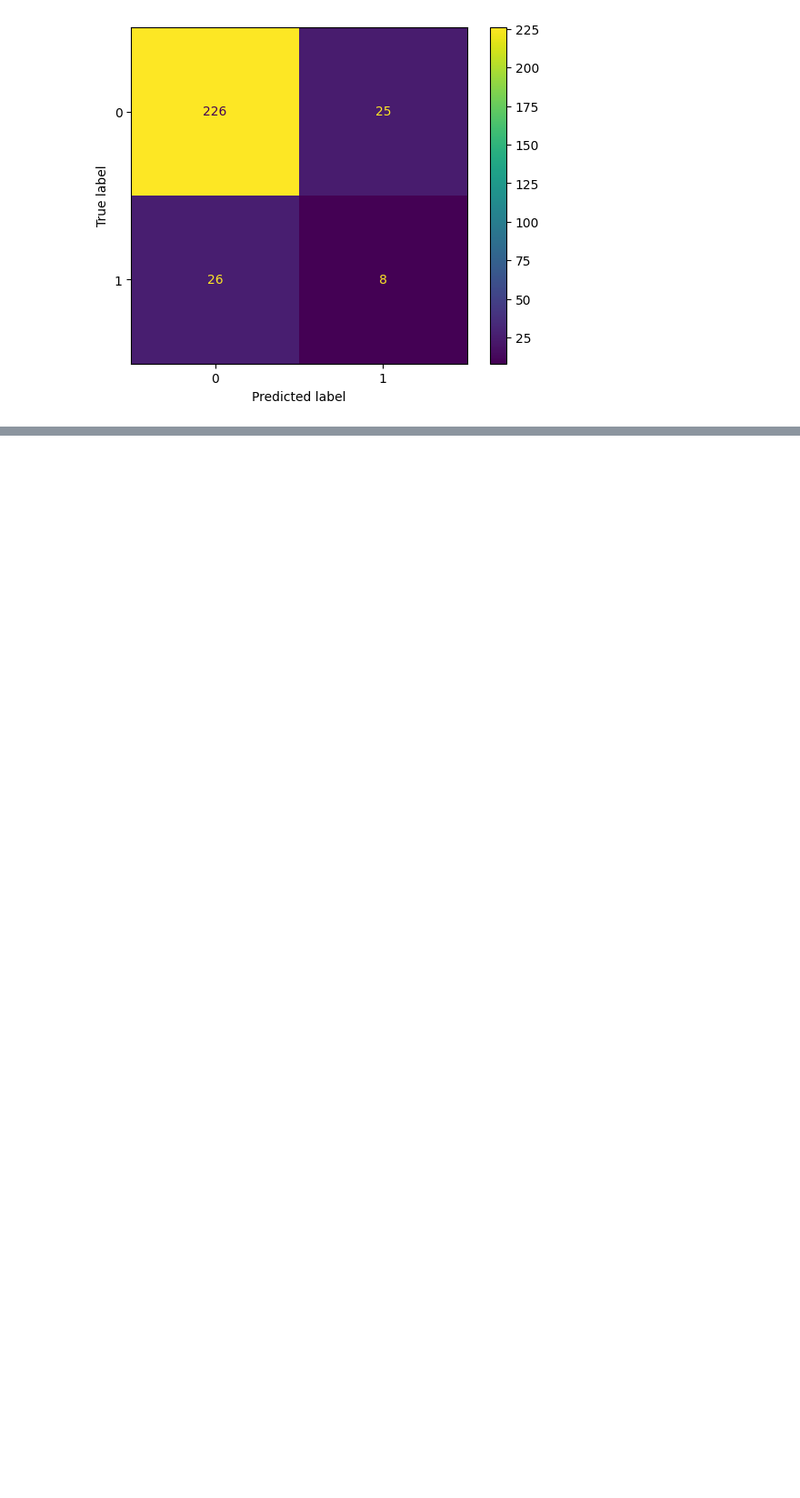
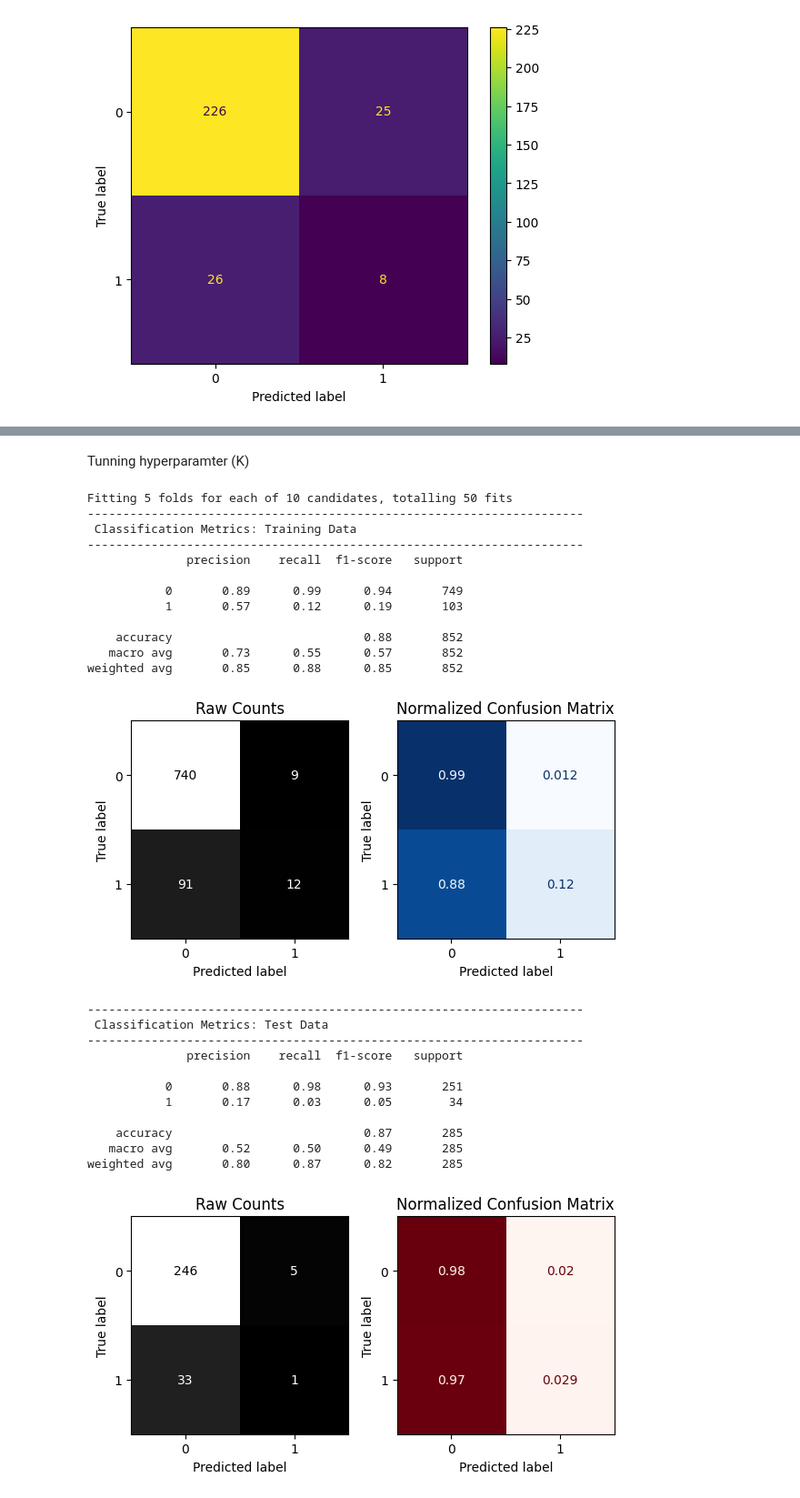
Before and after one commit to doa-2026/machine-learning, a Jupyter notebook: classification_metrics.ipynb, the cells around one changed output, grey strips where cells are left out. Shown at 91% size. Drawn from its saved outputs; the diff is of its cells as text; code cells hidden in the pictures; blank space fills up the shorter version.

```diff
--- a/classification_metrics.ipynb
+++ b/classification_metrics.ipynb
@@ -202,0 +329,45 @@ which is not good
+# %% [markdown]
+Tunning hyperparamter (K)
+# %%
+from sklearn.model_selection import GridSearchCV
+n_list=list(range(1,20,2))
+param = {
+    "kneighborsclassifier__n_neighbors": n_list
+}
+
+grid = GridSearchCV(pip_knn, param, n_jobs=-1, verbose=1,scoring="recall_macro")
+grid.fit(X_train, y_train)
+
+#grid.best_params_
+#grid.best_score_
+#grid.cv_results_
+#r= pd.DataFrame(grid.cv_results_)
+grid.best_estimator_
+#evaluate tunned- model
+evaluate_classification(grid.best_estimator_,X_train,y_train,X_test,y_test)
+# %% [output]
+Fitting 5 folds for each of 10 candidates, totalling 50 fits
+----------------------------------------------------------------------
+ Classification Metrics: Training Data
+----------------------------------------------------------------------
+              precision    recall  f1-score   support
+
+           0       0.89      0.99      0.94       749
+           1       0.57      0.12      0.19       103
+
+    accuracy                           0.88       852
+   macro avg       0.73      0.55      0.57       852
+weighted avg       0.85      0.88      0.85       852
+[figure, added]
+----------------------------------------------------------------------
+ Classification Metrics: Test Data
+----------------------------------------------------------------------
+              precision    recall  f1-score   support
+
+           0       0.88      0.98      0.93       251
+           1       0.17      0.03      0.05        34
+
+    accuracy                           0.87       285
+   macro avg       0.52      0.50      0.49       285
+weighted avg       0.80      0.87      0.82       285
+[figure, added]
```
Also changed, not shown: parts of 30 cells of this notebook.
